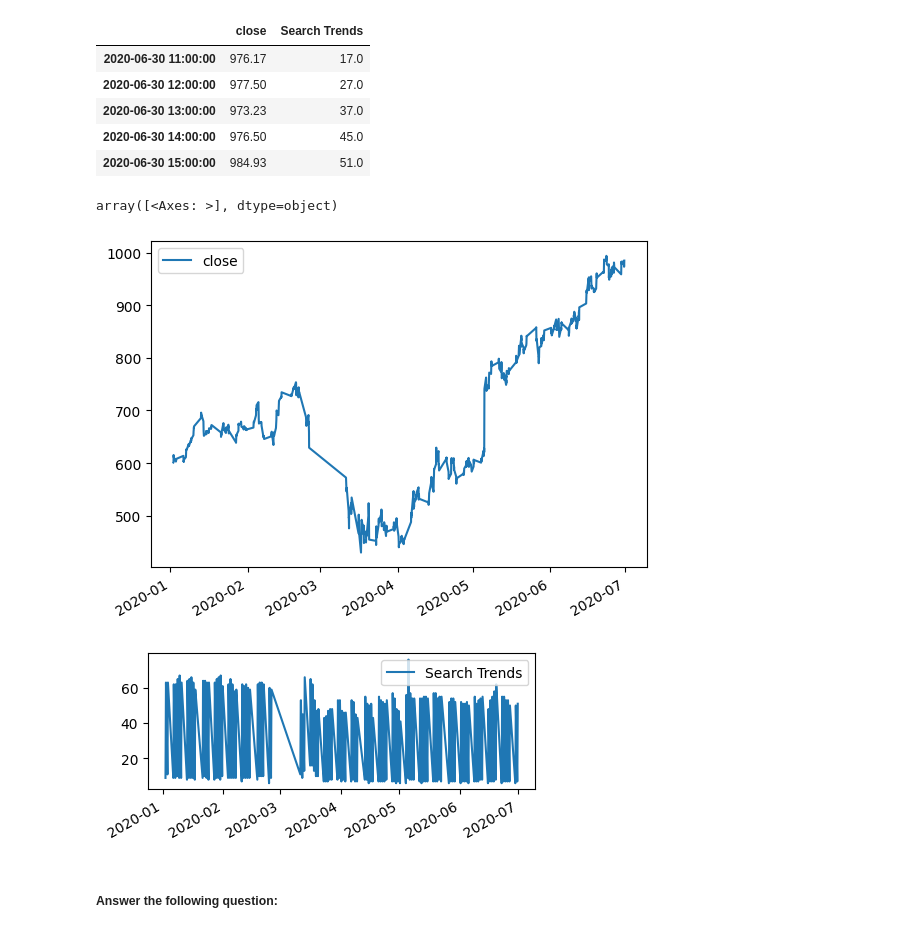
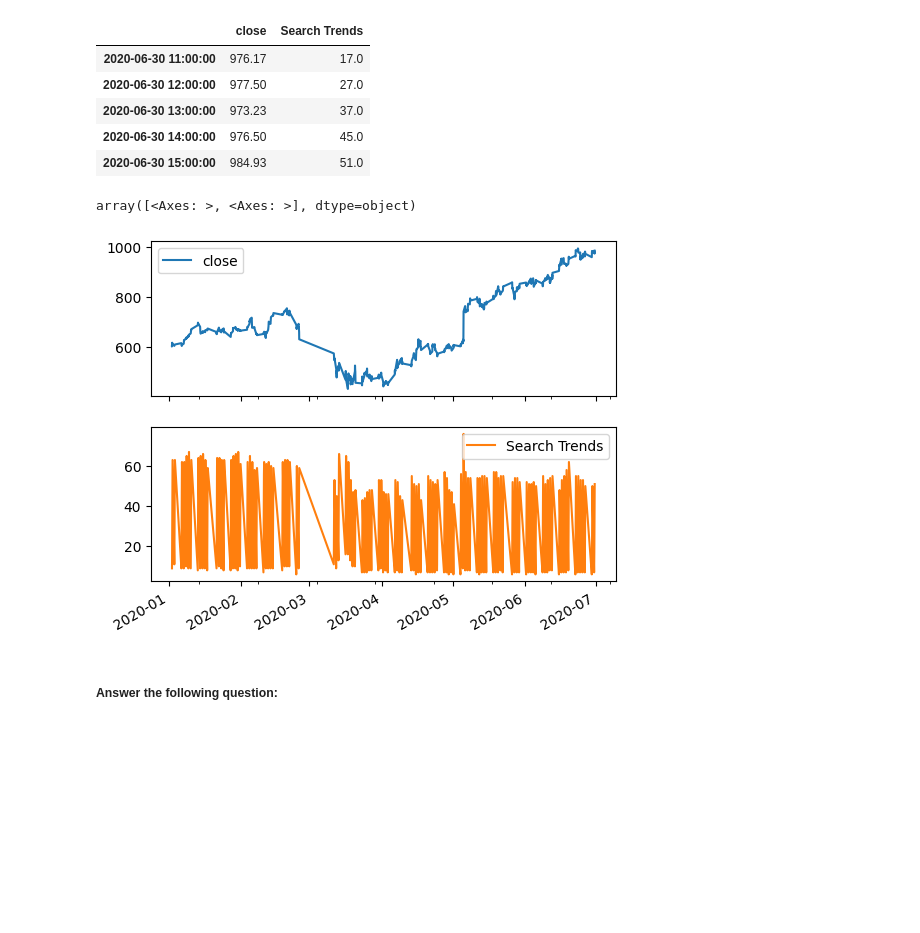
Before and after one commit to dmusili/prophet-challenge, a Jupyter notebook: forecasting_net_prophet.ipynb, the cells around one changed output. Cells and saved outputs as stored; diff of their text form; code cells hidden in the pictures; blank space fills up the shorter version.

Commit message:
Modified code for graphs

```diff
--- a/forecasting_net_prophet.ipynb
+++ b/forecasting_net_prophet.ipynb
@@ -297,14 +296,12 @@ display(df_first_half_data.tail())
 # %%
 # Visualize the close and Search Trends data
 # Plot each column on a separate axes using the following syntax
 # `plot(subplots=True)`
-df_first_half_data.plot(y="close", subplots=True)
 
-df_first_half_data.plot(y="Search Trends", subplots=True, figsize=(5,2))
+df_first_half_data.plot(subplots=True, xlabel='', sharex=True, sharey=False, figsize=(6,5))
 # %% [output]
-array([<Axes: >], dtype=object)
+array([<Axes: >, <Axes: >], dtype=object)
-[figure, old version]
+[figure, new version]
-[figure, removed]
 # %% [markdown]
 ##### Answer the following question:
 # %% [markdown]
```
Also changed, not shown: parts of 19 cells of this notebook.
